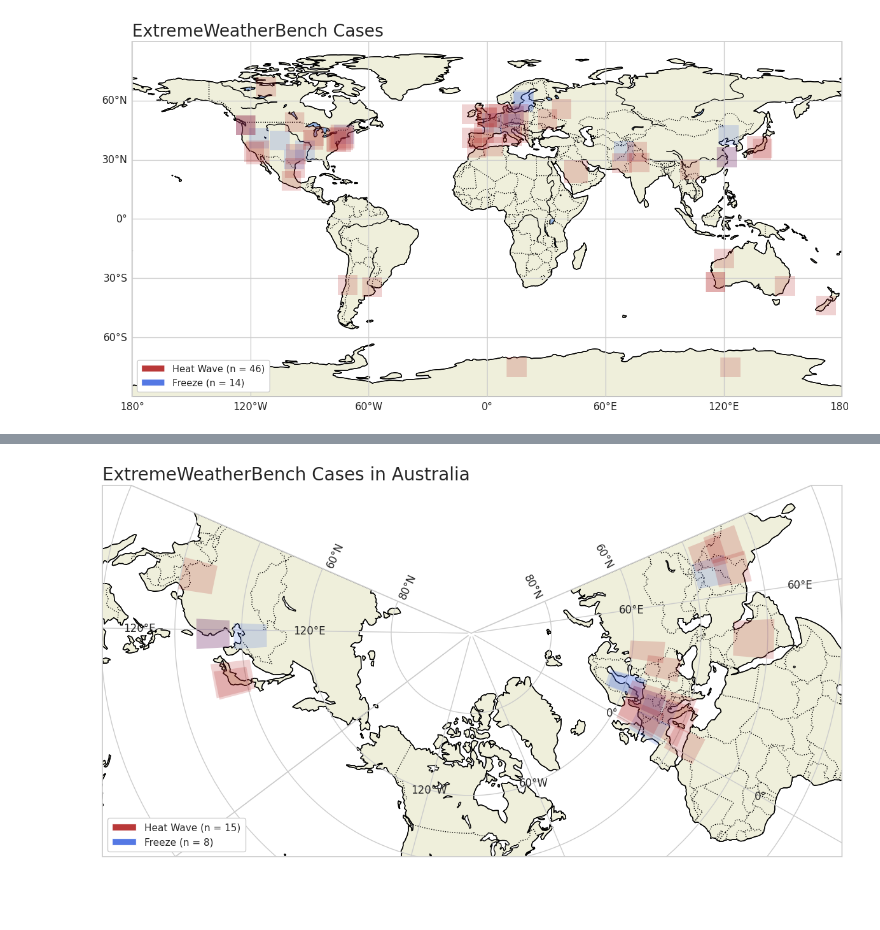
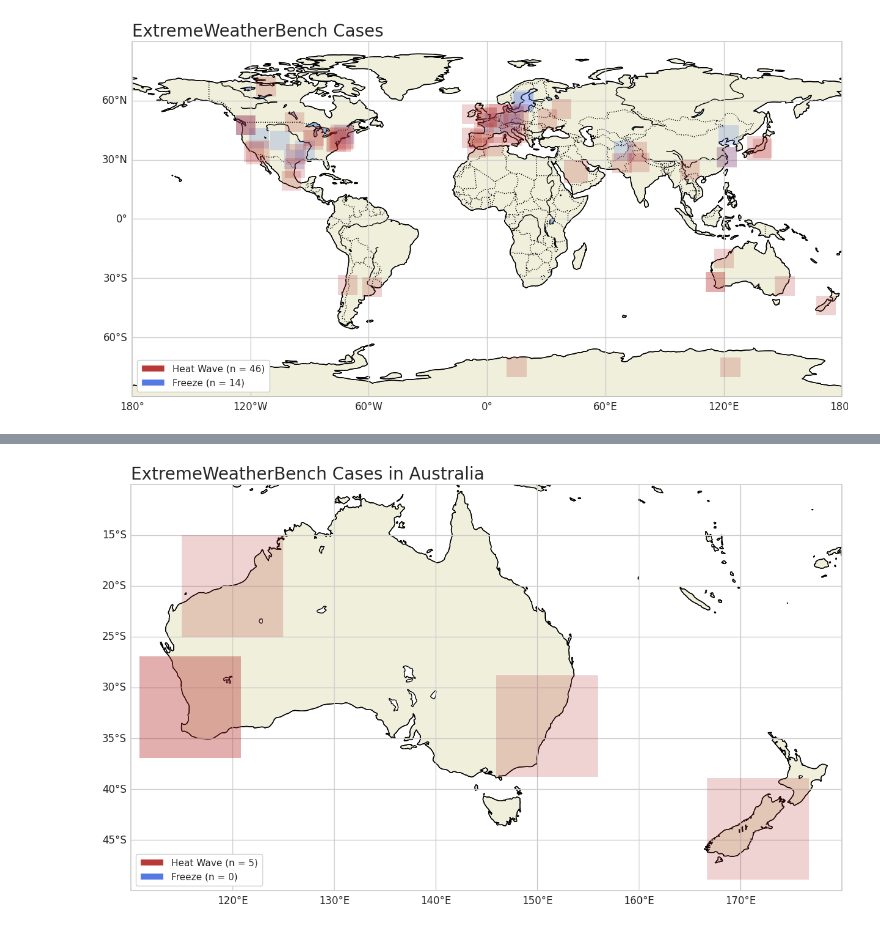
Before and after one commit to brightbandtech/ExtremeWeatherBench, a Jupyter notebook: docs/notebooks/figure1.ipynb, the cells around one changed output, grey strips where cells are left out. Cells and saved outputs as stored; diff of their text form; code cells hidden in the pictures; blank space fills up the shorter version.

```diff
--- a/docs/notebooks/figure1.ipynb
+++ b/docs/notebooks/figure1.ipynb
@@ -173,7 +102,10 @@ plt.savefig('extreme_weather_cases_NA.png', transparent=True)
 # %%
+# make a function to plot the cases in a specific region
+
 def plot_local_cases(left_lon, right_lon, bot_lat, top_lat, filename, plot_title):
     fig = plt.figure(figsize=(15, 10))
-    ax = plt.axes(projection=ccrs.LambertConformal())
+    #ax = plt.axes(projection=ccrs.LambertConformal())
+    ax = plt.axes(projection=ccrs.PlateCarree())
 
     # Add coastlines and gridlines
     ax.coastlines()
@@ -250,14 +181,12 @@ plot_local_cases(left_lon, right_lon, bot_lat, top_lat, filename, plot_title)
 # %%
-# plot local cases given a bounding box and information for the plot
-# this is broken
-bot_lat = 0
-top_lat = 180
-left_lon = 0
+# plot Australia
+bot_lat = -50
+top_lat = -10
+left_lon = 110
 right_lon = 180
 filename = 'extreme_weather_cases_Aus.png'
 plot_title = 'ExtremeWeatherBench Cases in Australia'
 
-# plot Australia
 plot_local_cases(left_lon, right_lon, bot_lat, top_lat, filename, plot_title)
 # %% [output]
-[figure, old version]
+[figure, new version]
```
Also changed, not shown: parts of 3 cells of this notebook, 3 other files.
